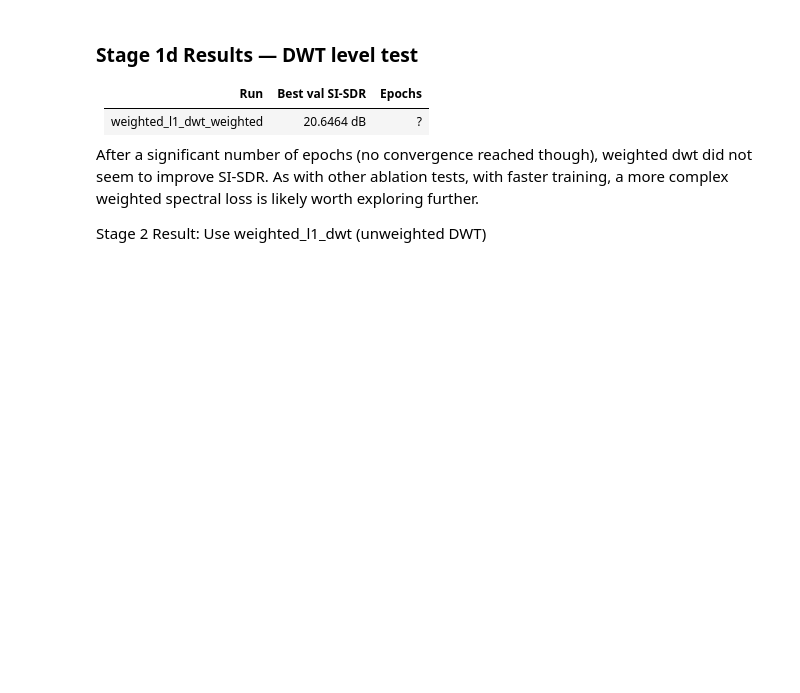
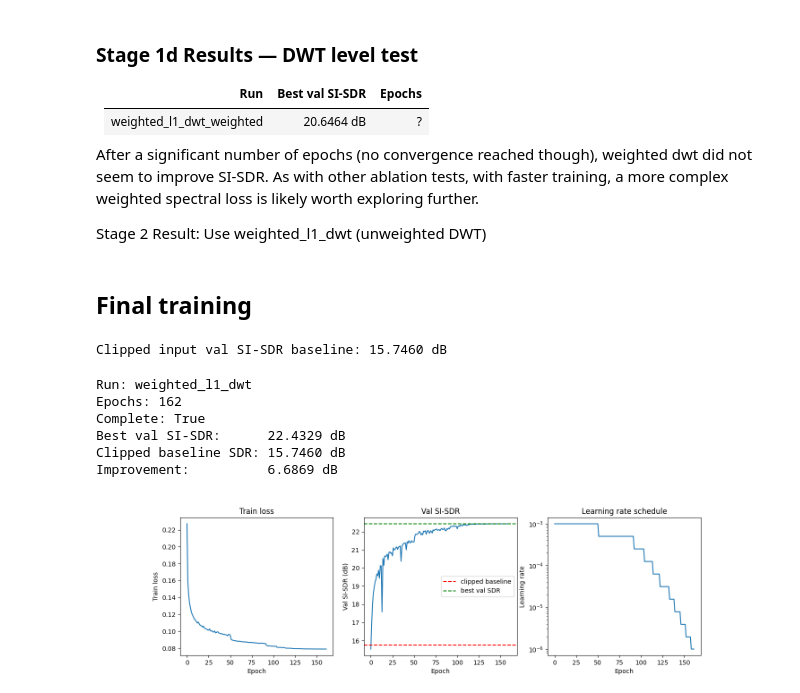
Before and after one commit to lane-miller/speech-declipping, a Jupyter notebook: 01_dnn/01_train_results.ipynb, the cells around one changed output. Saved outputs shown, nothing was run; the diff lists cells and outputs as text; code cells hidden in the pictures; blank space fills up the shorter version.

Commit message:
Finish final training and document items in README

```diff
--- a/01_dnn/01_train_results.ipynb
+++ b/01_dnn/01_train_results.ipynb
@@ -107,3 +107,73 @@ Stage 1d result: Use default DWT w 4 levels
 After a significant number of epochs (no convergence reached though), weighted dwt did not seem to improve SI-SDR. As with other ablation tests, with faster training, a more complex weighted spectral loss is likely worth exploring further.
 
 Stage 2 Result: Use weighted_l1_dwt (unweighted DWT)
+# %% [markdown]
+## Final training
+# %%
+# Compute baseline SI-SDR on validation data
+
+from util import DeclipDataset, si_sdr
+from torch.utils.data import DataLoader
+
+val_dataset = DeclipDataset(VAL_OUT / "val_blocks.pt", VAL_OUT / "val_manifest.json")
+val_loader = DataLoader(val_dataset, batch_size=32, shuffle=False, num_workers=0)
+DEVICE = torch.device("mps" if torch.backends.mps.is_available() else "cpu")
+
+# Clipped input SI-SDR
+total_sdr = 0.0
+total_count = 0
+with torch.no_grad():
+    for clipped, clean in val_loader:
+        clipped, clean = clipped.to(DEVICE), clean.to(DEVICE)
+        scores = si_sdr(clean, clipped)
+        total_sdr += scores.sum().item()
+        total_count += scores.numel()
+
+clipped_baseline_sdr = total_sdr / total_count
+print(f"Clipped input val SI-SDR baseline: {clipped_baseline_sdr:.4f} dB")
+# %% [output]
+Clipped input val SI-SDR baseline: 15.7460 dB
+# %%
+# Load final training results
+results_path = FINAL_OUT / "weighted_l1_dwt" / "results.json"
+with open(results_path) as f:
+    final_results = json.load(f)
+
+print(f"Run: {final_results['run_name']}")
+print(f"Epochs: {final_results['epochs']}")
+print(f"Complete: {final_results['complete']}")
+print(f"Best val SI-SDR:      {final_results['best_val_sdr']:.4f} dB")
+print(f"Clipped baseline SDR: {clipped_baseline_sdr:.4f} dB")
+print(f"Improvement:          {final_results['best_val_sdr'] - clipped_baseline_sdr:.4f} dB")
+
+# Plot training curves
+fig, axes = plt.subplots(1, 3, figsize=(15, 4))
+
+axes[0].plot(final_results["train_loss_history"])
+axes[0].set_xlabel("Epoch")
+axes[0].set_ylabel("Train loss")
+axes[0].set_title("Train loss")
+
+axes[1].plot(final_results["val_sdr_history"])
+axes[1].axhline(y=clipped_baseline_sdr, color='r', linestyle='--', label='clipped baseline')
+axes[1].axhline(y=final_results["best_val_sdr"], color='g', linestyle='--', label='best val SDR')
+axes[1].set_xlabel("Epoch")
+axes[1].set_ylabel("Val SI-SDR (dB)")
+axes[1].set_title("Val SI-SDR")
+axes[1].legend()
+
+axes[2].plot(final_results["lr_history"])
+axes[2].set_xlabel("Epoch")
+axes[2].set_ylabel("Learning rate")
+axes[2].set_title("Learning rate schedule")
+axes[2].set_yscale('log')
+
+plt.show()
+# %% [output]
+Run: weighted_l1_dwt
+Epochs: 162
+Complete: True
+Best val SI-SDR:      22.4329 dB
+Clipped baseline SDR: 15.7460 dB
+Improvement:          6.6869 dB
+[figure, added]
```
Also changed, not shown: parts of 5 cells of this notebook, 3 other files.
